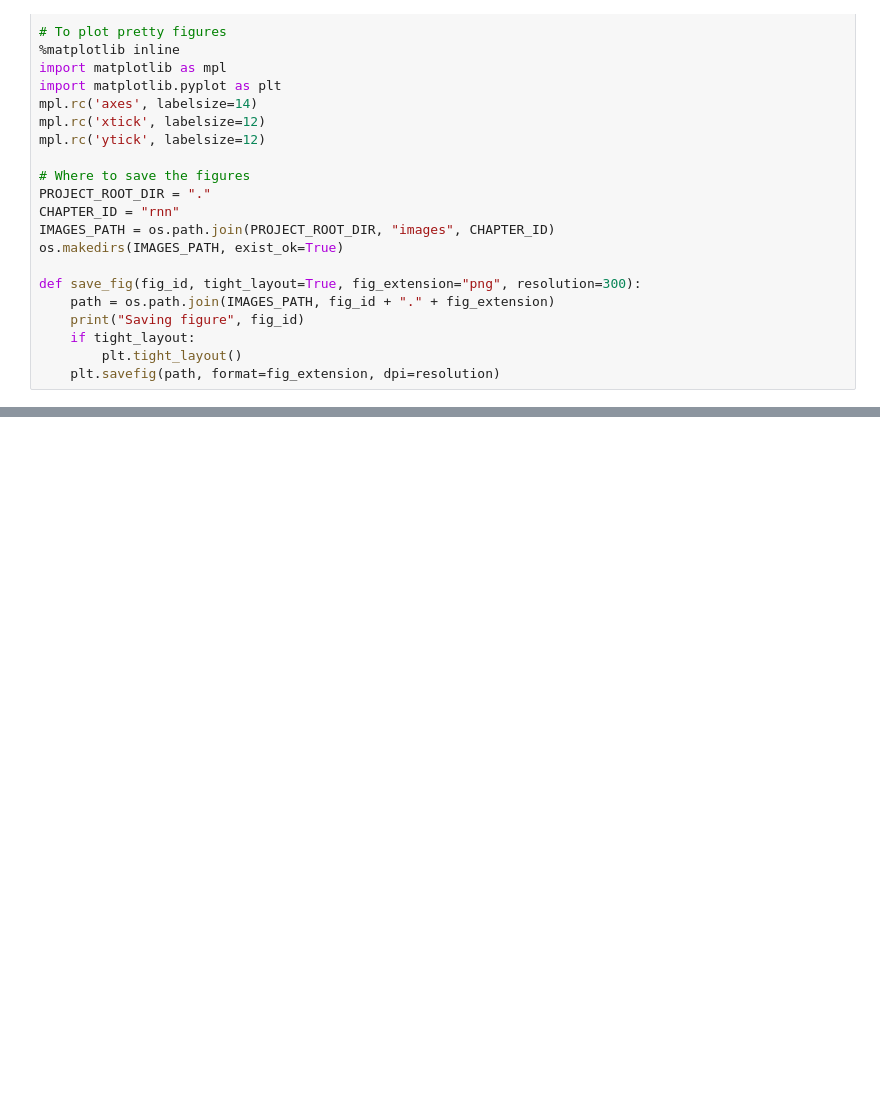
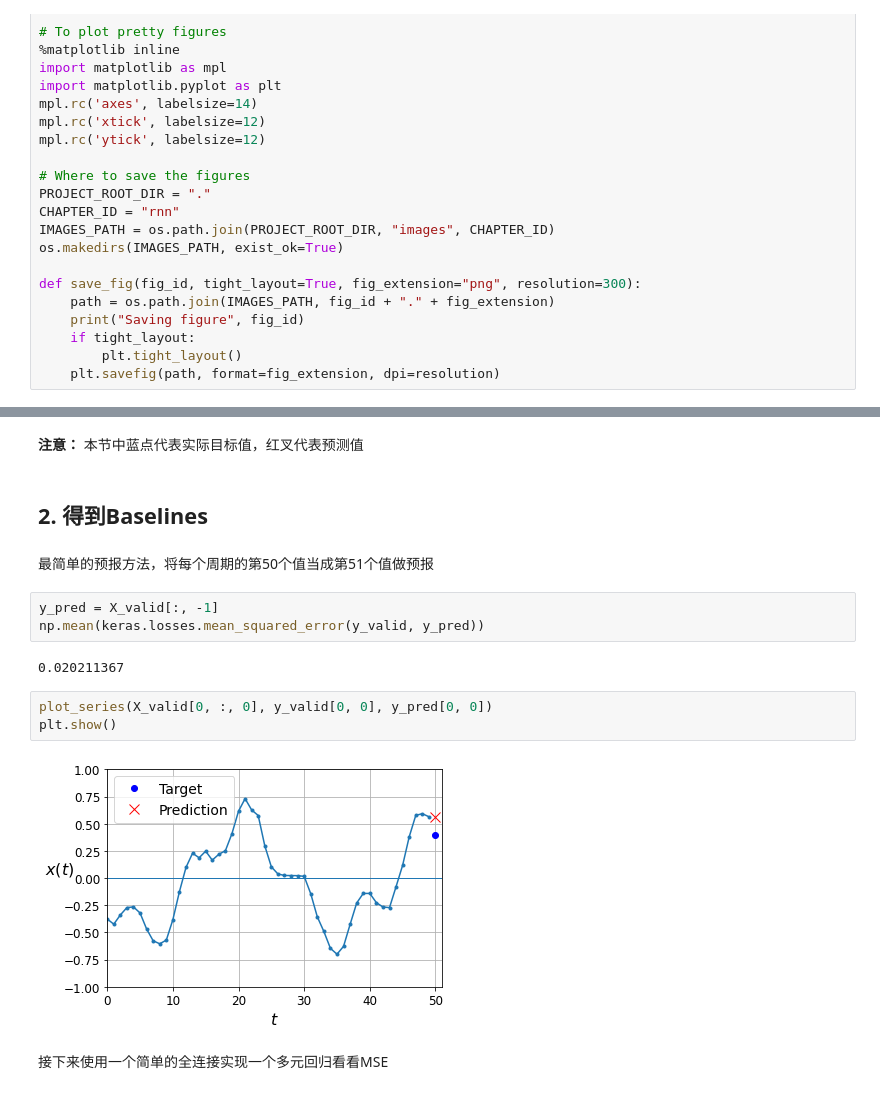
Before and after one commit to Boerd-coin/handson_ml, a Jupyter notebook: practice/15_使用RNN和CNN处理序列.ipynb, the cells around one changed output, grey strips where cells are left out. Drawn from its saved outputs; the diff is of its cells as text; blank space fills up the shorter version.

```diff
--- a/practice/15_使用RNN和CNN处理序列.ipynb
+++ b/practice/15_使用RNN和CNN处理序列.ipynb
@@ -54,0 +111,18 @@ def save_fig(fig_id, tight_layout=True, fig_extension="png", resolution=300):
+# %% [markdown]
+**注意：** 本节中蓝点代表实际目标值，红叉代表预测值
+# %% [markdown]
+## 2. 得到Baselines
+# %% [markdown]
+最简单的预报方法，将每个周期的第50个值当成第51个值做预报
+# %%
+y_pred = X_valid[:, -1]
+np.mean(keras.losses.mean_squared_error(y_valid, y_pred))
+# %% [output]
+0.020211367
+# %%
+plot_series(X_valid[0, :, 0], y_valid[0, 0], y_pred[0, 0])
+plt.show()
+# %% [output]
+[figure, added]
+# %% [markdown]
+接下来使用一个简单的全连接实现一个多元回归看看MSE
```
Also changed, not shown: parts of 19 cells of this notebook, 1 other file.
